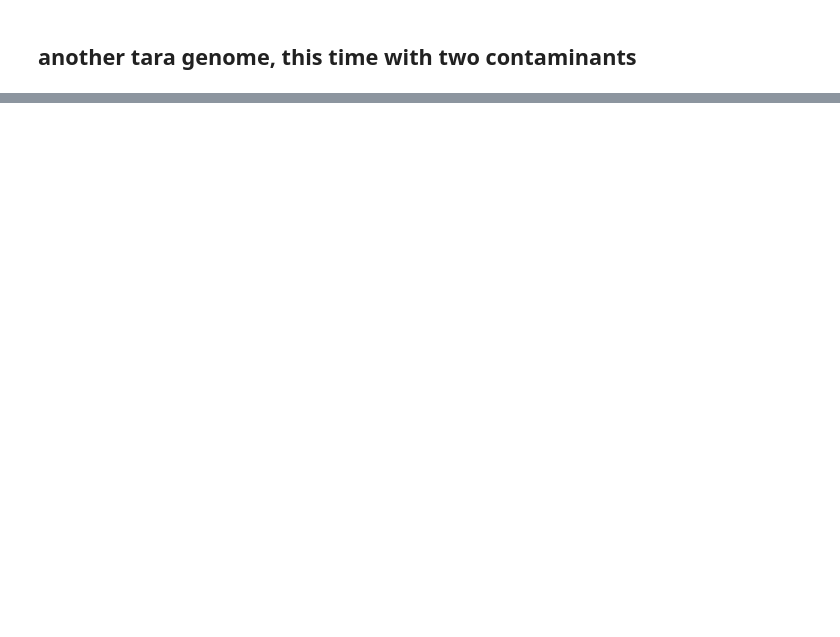
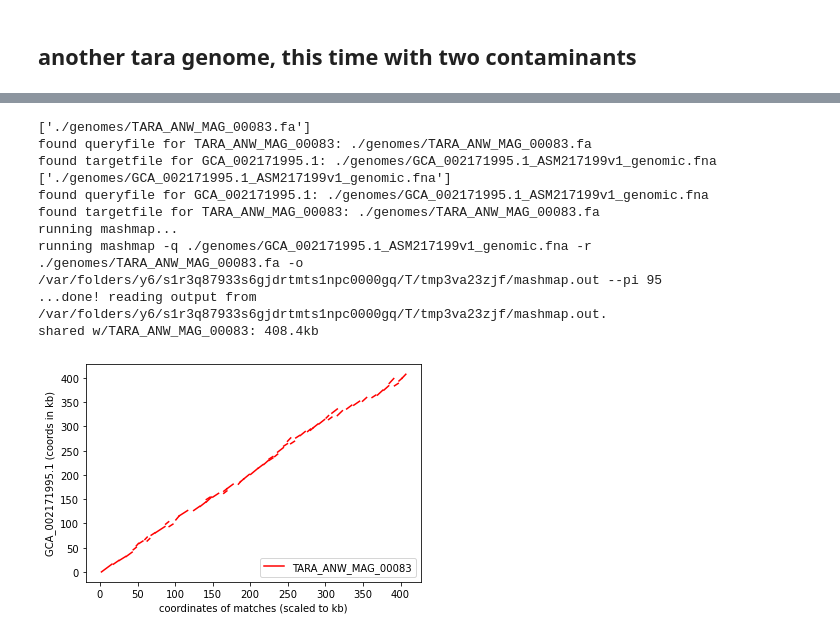
Before and after one commit to ctb/2020-stacked-dot-plots, a Jupyter notebook: single-genome-report.ipynb, the cells around one changed output, grey strips where cells are left out. Cells and saved outputs as stored; diff of their text form; code cells hidden in the pictures; blank space fills up the shorter version.

```diff
--- a/single-genome-report.ipynb
+++ b/single-genome-report.ipynb
@@ -18 +32,19 @@ from alignplot import StackedDotPlot
+# %%
+dotplot = StackedDotPlot('TARA_ANW_MAG_00083', ('GCA_002171995.1',), 'list.csv', './genomes')
+dotplot = StackedDotPlot('GCA_002171995.1', ('TARA_ANW_MAG_00083',), 'list.csv', './genomes')
+
+dotplot.use_mashmap = True
+x = dotplot()
+# %% [output]
+['./genomes/TARA_ANW_MAG_00083.fa']
+found queryfile for TARA_ANW_MAG_00083: ./genomes/TARA_ANW_MAG_00083.fa
+found targetfile for GCA_002171995.1: ./genomes/GCA_002171995.1_ASM217199v1_genomic.fna
+['./genomes/GCA_002171995.1_ASM217199v1_genomic.fna']
+found queryfile for GCA_002171995.1: ./genomes/GCA_002171995.1_ASM217199v1_genomic.fna
+found targetfile for TARA_ANW_MAG_00083: ./genomes/TARA_ANW_MAG_00083.fa
+running mashmap...
+running mashmap -q ./genomes/GCA_002171995.1_ASM217199v1_genomic.fna -r ./genomes/TARA_ANW_MAG_00083.fa -o /var/folders/y6/s1r3q87933s6gjdrtmts1npc0000gq/T/tmp3va23zjf/mashmap.out --pi 95
+...done! reading output from /var/folders/y6/s1r3q87933s6gjdrtmts1npc0000gq/T/tmp3va23zjf/mashmap.out.
+shared w/TARA_ANW_MAG_00083: 408.4kb
+[figure, added]
 # %%
```
Also changed, not shown: parts of 10 cells of this notebook.
